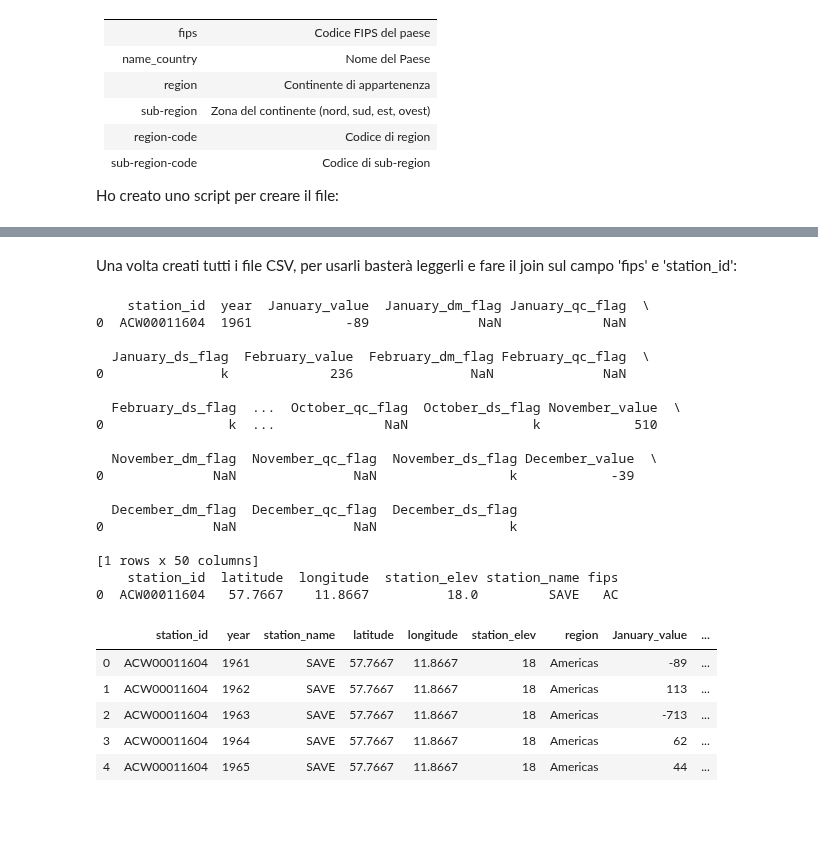
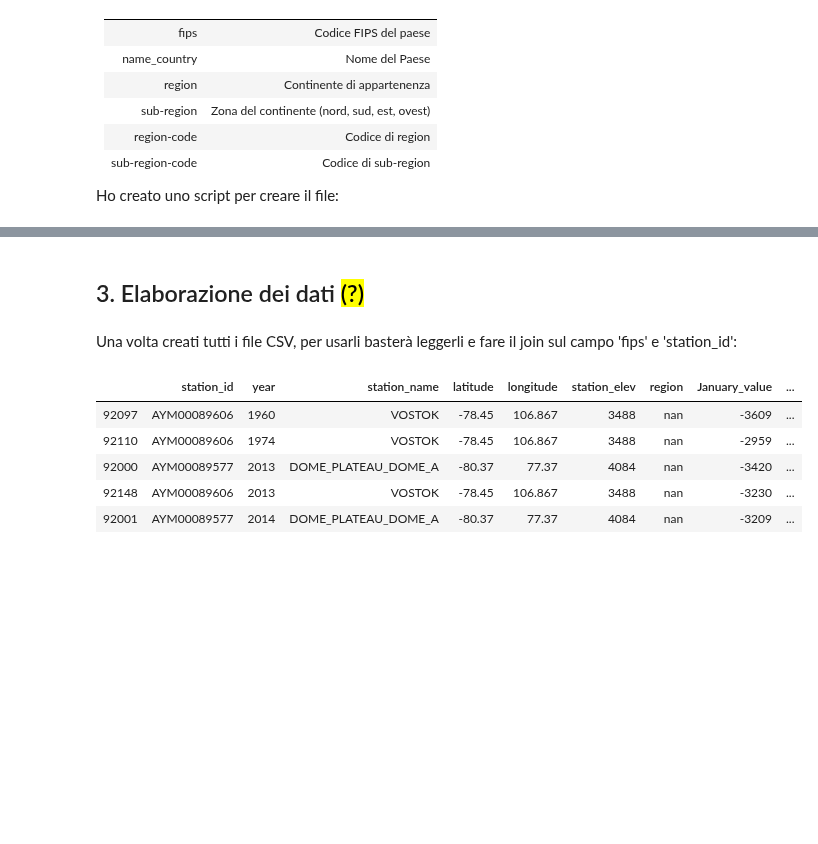
Before and after one commit to ElenaCurti/big-data, a Jupyter notebook: Attivita_03_DataAnalytics/file.ipynb, the cells around one changed output, grey strips where cells are left out. Cells and saved outputs as stored; diff of their text form; code cells hidden in the pictures; blank space fills up the shorter version.

```diff
--- a/Attivita_03_DataAnalytics/file.ipynb
+++ b/Attivita_03_DataAnalytics/file.ipynb
@@ -76,6 +76,9 @@ if not os.path.exists(FILE_CSV_STATIONS):
     df['fips'] = df["station_id"].apply(lambda x : x[0:2])
     HEADERS_STATIONS += ["fips"]
 
+    # Trasformo i valori -999.0 di station_elev in Nan
+    df["station_elev"] = df["station_elev"].apply(lambda x: pd.NA if x == 9999 else x)
+
     # Converto in formato CSV
     df.to_csv(FILE_CSV_STATIONS, index=False)
 print("File creato correttamente!")
@@ -106,7 +109,7 @@ len(list_width)
 HEADERS_TEMPERATURES = ["station_id", "year", "DEL_ME"]
 for i in range(1,13):
     month_name = calendar.month_name[i]
-    HEADERS_TEMPERATURES += [month_name+"_value",month_name+"_dm_flag",month_name+"_qc_flag",month_name+"_ds_flag"]
+    HEADERS_TEMPERATURES += [month_name+"_value","DEL_ME"+str(i)+"a",month_name+"_qc_flag","DEL_ME"+str(i)+"b"]
 
 if not os.path.exists(FILE_CSV_TEMPERATURES):
     print("Creo file csv partendo da",FILE_ORIGINALE_TEMPERATURES,"...")
@@ -115,8 +118,16 @@ if not os.path.exists(FILE_CSV_TEMPERATURES):
     df = pd.read_fwf(FILE_ORIGINALE_TEMPERATURES, widths=list_width,header=None, names=HEADERS_TEMPERATURES)
 
     # Elimino le colonne non necessarie
-    df = df.drop(df.columns[2], axis=1)
-    HEADERS_TEMPERATURES.remove("DEL_ME")
+    HEADERS_TEMPERATURES = [i for i in HEADERS_TEMPERATURES if not i.__contains__("DEL_ME")]
+    df = df[HEADERS_TEMPERATURES]
+
+    # Cambio i valori valori "vuoti" di month_qc_flag con un trattino. Questi valori vuoti, indicano che
+    # non ci sono stati problemi durante la rilevazione dei dati, non indicano dati mancanti.
+    # Cambio i valori -9999 di month_value con NaN. Trasformo anche i valori validi in gradi decimali.
+    for i in range(1,13):
+        month_name = calendar.month_name[i]
+        df[month_name+"_qc_flag"] = df[month_name+"_qc_flag"].apply(lambda x: "-" if pd.isna(x) else x)
+        df[month_name+"_value"] = df[month_name+"_value"].apply(lambda x: pd.NA if str(x) == "-9999" else x/100)
 
     # Converto in formato CSV
     df.to_csv(FILE_CSV_TEMPERATURES, index=False)
@@ -170,4 +180,6 @@ Creo file csv partendo da applicazione\data\original\fips_to_iso_country_codes.c
 File creato correttamente!
+# %% [markdown]
+## 3. Elaborazione dei dati <mark>(?)
 # %% [markdown]
 Una volta creati tutti i file CSV, per usarli basterà leggerli e fare il join sul campo 'fips' e 'station_id':
 # %%
@@ -176,40 +188,22 @@ df_stations = pd.read_csv(FILE_CSV_STATIONS)
 df_country = pd.read_csv(FILE_CSV_COUNTRIES_CREATED)
 # %%
 import tabulate
-print(df_temperatues.head(1))
-print(df_stations.head(1))
+
 df_merged = df_temperatues.merge(df_stations, on='station_id')
 df_merged = df_merged.merge(df_country, on='fips')
 colonne = ["station_id", "year", "station_name", "latitude", "longitude", "station_elev", "region"] + [str(calendar.month_name[i]+"_value") for i in range(1,13)]
 df_merged = df_merged[colonne]
 
-table = tabulate.tabulate(df_merged.head(5), headers='keys', tablefmt='html')
+
+table = tabulate.tabulate(df_merged.sort_values(by="March_value").head(5), headers='keys', tablefmt='html')
 display(table)
 # %% [output]
-    station_id  year  January_value  January_dm_flag January_qc_flag  \
-0  ACW00011604  1961            -89              NaN             NaN
-
-  January_ds_flag  February_value  February_dm_flag February_qc_flag  \
-0               k             236               NaN              NaN
-
-  February_ds_flag  ...  October_qc_flag  October_ds_flag November_value  \
-0                k  ...              NaN                k            510
-
-  November_dm_flag  November_qc_flag  November_ds_flag December_value  \
-0              NaN               NaN                 k            -39
-
-  December_dm_flag  December_qc_flag  December_ds_flag
-0              NaN               NaN                 k
-
-[1 rows x 50 columns]
-    station_id  latitude  longitude  station_elev station_name fips
-0  ACW00011604   57.7667    11.8667          18.0         SAVE   AC
 |  | station_id | year | station_name | latitude | longitude | station_elev | region | January_value | ... |
-| 0 | ACW00011604 | 1961 | SAVE | 57.7667 | 11.8667 | 18 | Americas | -89 | ... |
-| 1 | ACW00011604 | 1962 | SAVE | 57.7667 | 11.8667 | 18 | Americas | 113 | ... |
-| 2 | ACW00011604 | 1963 | SAVE | 57.7667 | 11.8667 | 18 | Americas | -713 | ... |
-| 3 | ACW00011604 | 1964 | SAVE | 57.7667 | 11.8667 | 18 | Americas | 62 | ... |
-| 4 | ACW00011604 | 1965 | SAVE | 57.7667 | 11.8667 | 18 | Americas | 44 | ... |
+| 92097 | AYM00089606 | 1960 | VOSTOK | -78.45 | 106.867 | 3488 | nan | -3609 | ... |
+| 92110 | AYM00089606 | 1974 | VOSTOK | -78.45 | 106.867 | 3488 | nan | -2959 | ... |
+| 92000 | AYM00089577 | 2013 | DOME_PLATEAU_DOME_A | -80.37 | 77.37 | 4084 | nan | -3420 | ... |
+| 92148 | AYM00089606 | 2013 | VOSTOK | -78.45 | 106.867 | 3488 | nan | -3230 | ... |
+| 92001 | AYM00089577 | 2014 | DOME_PLATEAU_DOME_A | -80.37 | 77.37 | 4084 | nan | -3209 | ... |
 # %% [markdown]
 ##
 # %%
```
Also changed, not shown: parts of 5 cells of this notebook.
